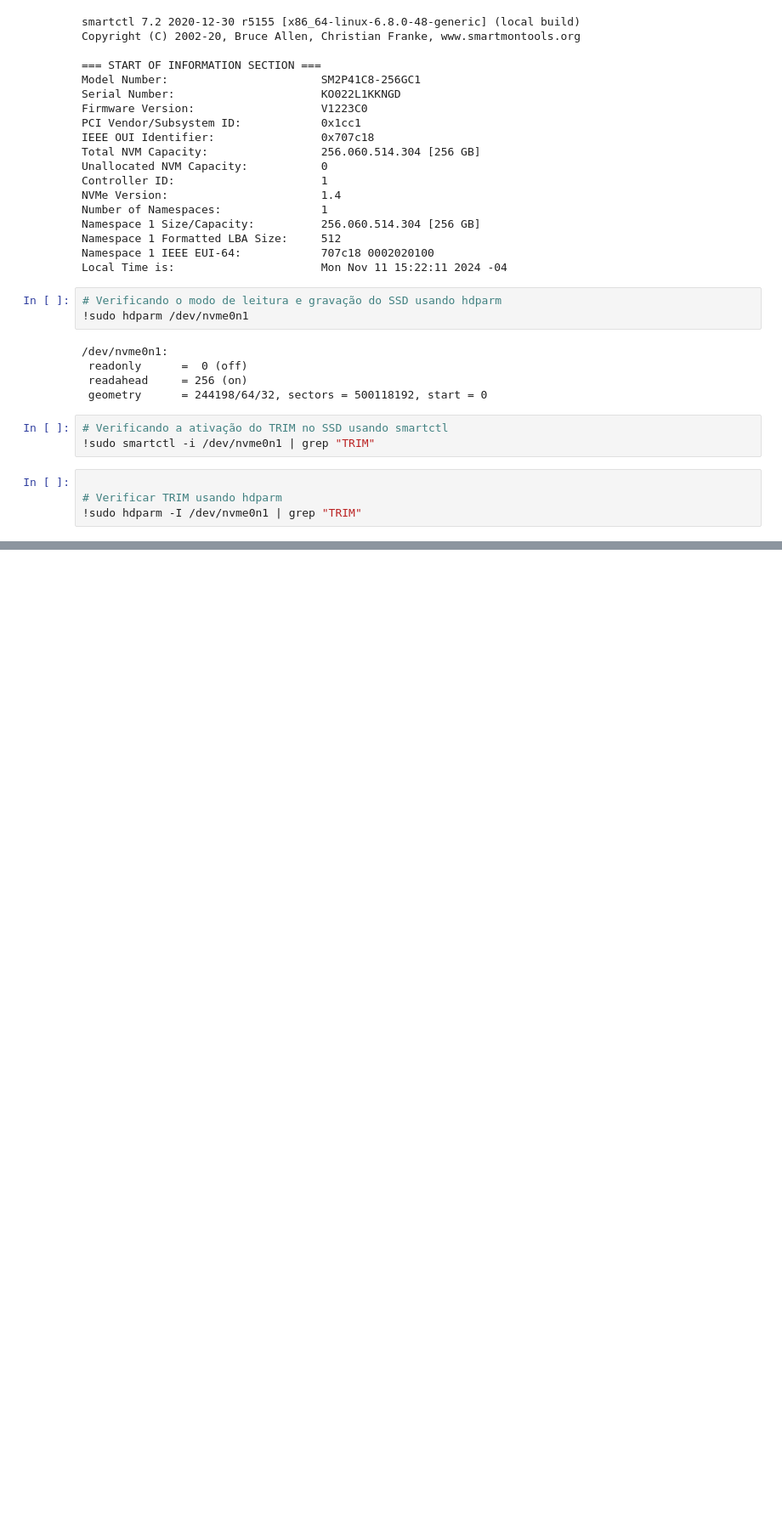
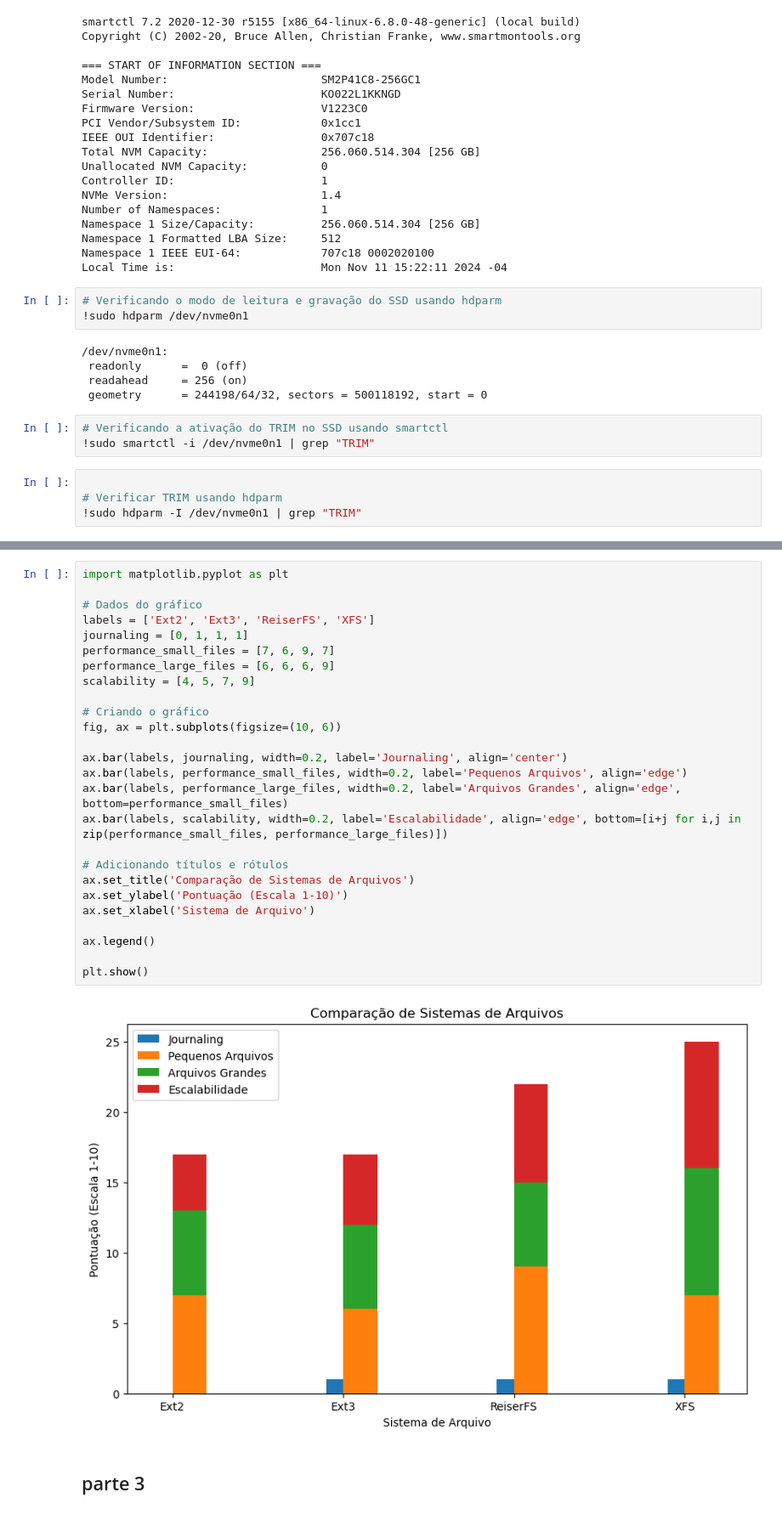
Before and after one commit to elieleli/bd, a Jupyter notebook: tp3/teste.ipynb, the cells around one changed output, grey strips where cells are left out. Shown: that part at 85% size. Saved outputs shown, nothing was run; the diff lists cells and outputs as text; blank space fills up the shorter version.

```diff
--- a/tp3/teste.ipynb
+++ b/tp3/teste.ipynb
@@ -175,0 +370,30 @@ Local Time is:                      Mon Nov 11 15:22:11 2024 -04
+# %%
+import matplotlib.pyplot as plt
+
+# Dados do gráfico
+labels = ['Ext2', 'Ext3', 'ReiserFS', 'XFS']
+journaling = [0, 1, 1, 1]
+performance_small_files = [7, 6, 9, 7]
+performance_large_files = [6, 6, 6, 9]
+scalability = [4, 5, 7, 9]
+
+# Criando o gráfico
+fig, ax = plt.subplots(figsize=(10, 6))
+
+ax.bar(labels, journaling, width=0.2, label='Journaling', align='center')
+ax.bar(labels, performance_small_files, width=0.2, label='Pequenos Arquivos', align='edge')
+ax.bar(labels, performance_large_files, width=0.2, label='Arquivos Grandes', align='edge', bottom=performance_small_files)
+ax.bar(labels, scalability, width=0.2, label='Escalabilidade', align='edge', bottom=[i+j for i,j in zip(performance_small_files, performance_large_files)])
+
+# Adicionando títulos e rótulos
+ax.set_title('Comparação de Sistemas de Arquivos')
+ax.set_ylabel('Pontuação (Escala 1-10)')
+ax.set_xlabel('Sistema de Arquivo')
+
+ax.legend()
+
+plt.show()
+# %% [output]
+[figure, added]
+# %% [markdown]
+## parte 3
```
Also changed, not shown: parts of 20 cells of this notebook.
